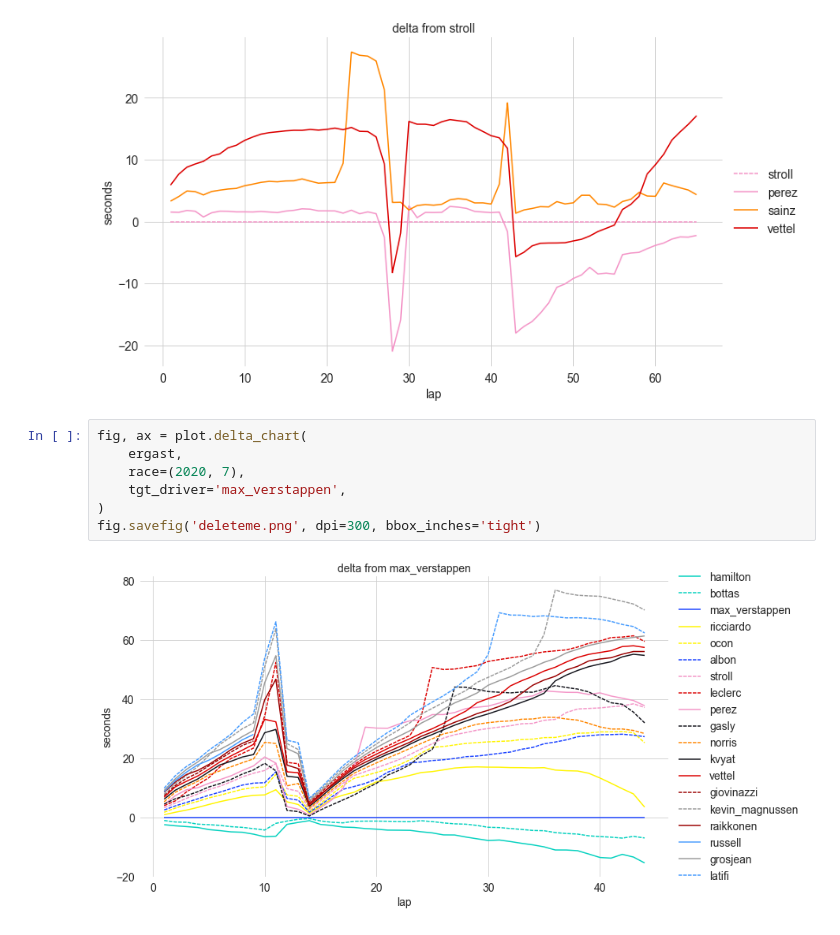
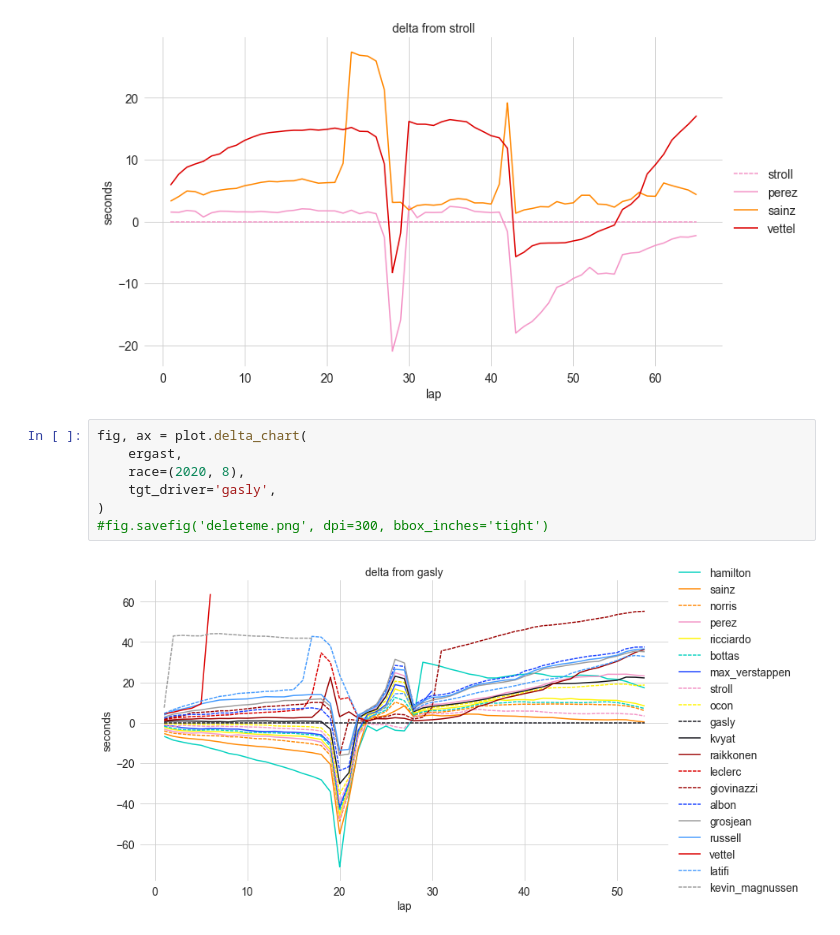
Before and after one commit to luke-bassett/f1-analysis, a Jupyter notebook: f1-analysis/Example.ipynb, the cells around one changed output. Drawn from its saved outputs; the diff is of its cells as text.

```diff
--- a/f1-analysis/Example.ipynb
+++ b/f1-analysis/Example.ipynb
@@ -33,9 +41,9 @@ fig, ax = plot.delta_chart(
 # %%
 fig, ax = plot.delta_chart(
     ergast,
-    race=(2020, 7),
-    tgt_driver='max_verstappen',
+    race=(2020, 8),
+    tgt_driver='gasly',
 )
-fig.savefig('deleteme.png', dpi=300, bbox_inches='tight')
+#fig.savefig('deleteme.png', dpi=300, bbox_inches='tight')
 # %% [output]
-[figure, old version]
+[figure, new version]
```
Also changed, not shown: parts of 2 cells of this notebook, 2 other files.
